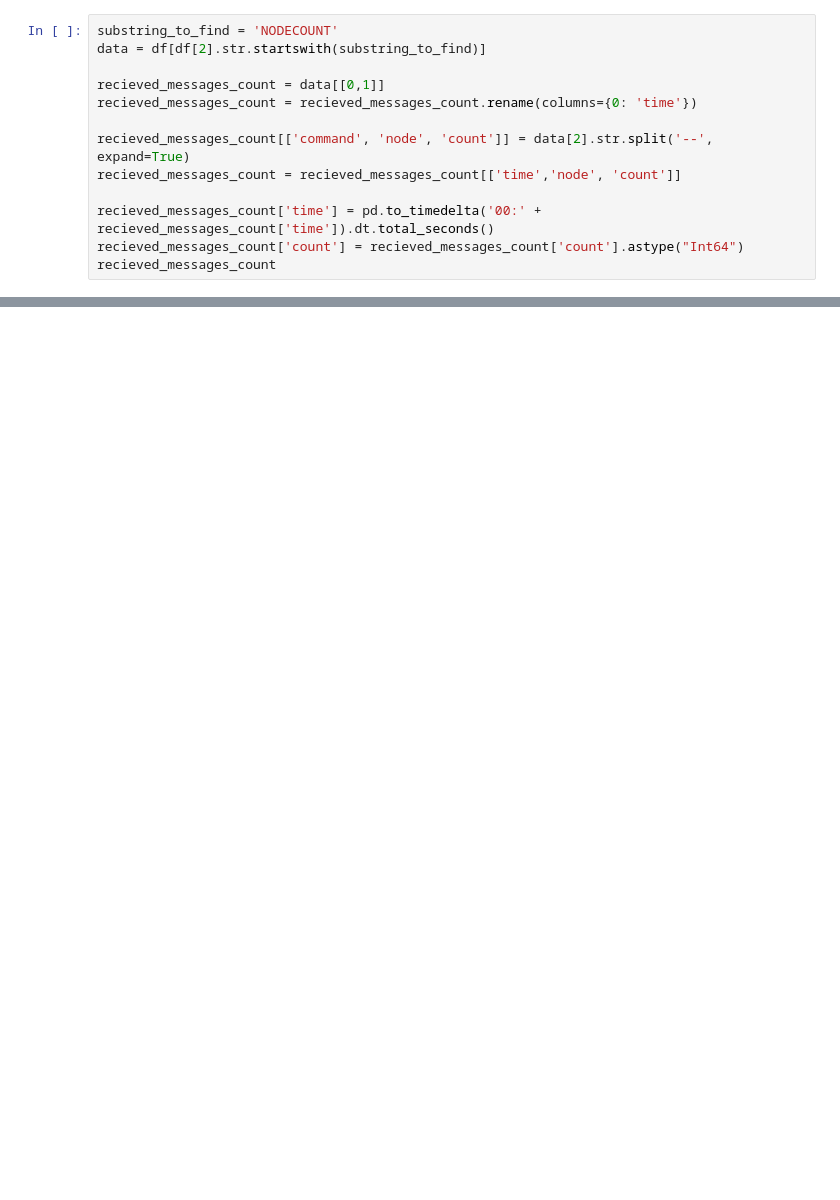
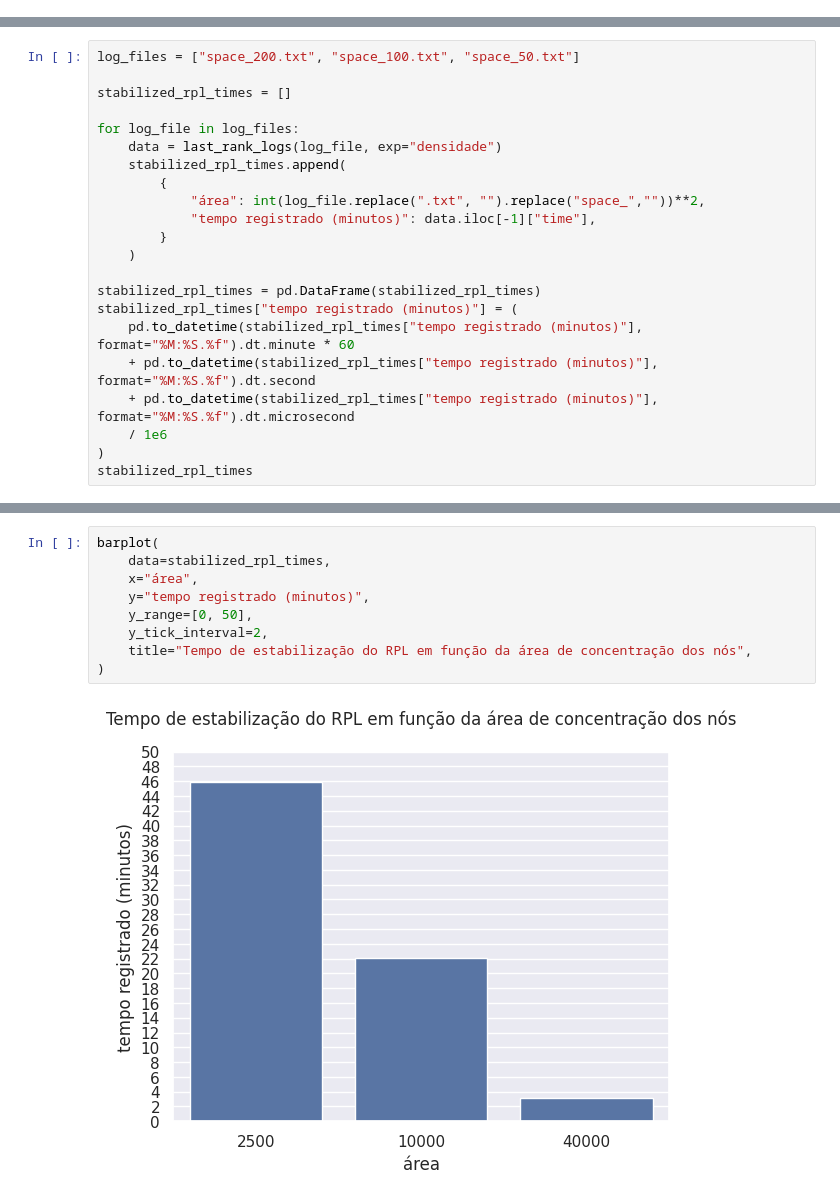
Before and after one commit to enzoMagalhaes/contiki-ng-tsch-rpl-unicast, a Jupyter notebook: projeto2-RPL/visualizations.ipynb, the cells around one changed output, grey strips where cells are left out. Saved outputs shown, nothing was run; the diff lists cells and outputs as text; blank space fills up the shorter version.

```diff
--- a/projeto2-RPL/visualizations.ipynb
+++ b/projeto2-RPL/visualizations.ipynb
@@ -294,13 +140,0 @@ max_values
-# %%
-substring_to_find = 'NODECOUNT'
-data = df[df[2].str.startswith(substring_to_find)]
-
-recieved_messages_count = data[[0,1]]
-recieved_messages_count = recieved_messages_count.rename(columns={0: 'time'})
-
-recieved_messages_count[['command', 'node', 'count']] = data[2].str.split('--', expand=True)
-recieved_messages_count = recieved_messages_count[['time','node', 'count']]
-
-recieved_messages_count['time'] = pd.to_timedelta('00:' + recieved_messages_count['time']).dt.total_seconds()
-recieved_messages_count['count'] = recieved_messages_count['count'].astype("Int64")
-recieved_messages_count
@@ -423,0 +260,22 @@ max_values
+# %%
+log_files = ["space_200.txt", "space_100.txt", "space_50.txt"]
+
+stabilized_rpl_times = []
+
+for log_file in log_files:
+    data = last_rank_logs(log_file, exp="densidade")
+    stabilized_rpl_times.append(
+        {
+            "área": int(log_file.replace(".txt", "").replace("space_",""))**2,
+            "tempo registrado (minutos)": data.iloc[-1]["time"],
+        }
+    )
+
+stabilized_rpl_times = pd.DataFrame(stabilized_rpl_times)
+stabilized_rpl_times["tempo registrado (minutos)"] = (
+    pd.to_datetime(stabilized_rpl_times["tempo registrado (minutos)"], format="%M:%S.%f").dt.minute * 60
+    + pd.to_datetime(stabilized_rpl_times["tempo registrado (minutos)"], format="%M:%S.%f").dt.second
+    + pd.to_datetime(stabilized_rpl_times["tempo registrado (minutos)"], format="%M:%S.%f").dt.microsecond
+    / 1e6
+)
+stabilized_rpl_times
@@ -423,0 +287,11 @@ max_values
+# %%
+barplot(
+    data=stabilized_rpl_times,
+    x="área",
+    y="tempo registrado (minutos)",
+    y_range=[0, 50],
+    y_tick_interval=2,
+    title="Tempo de estabilização do RPL em função da área de concentração dos nós",
+)
+# %% [output]
+[figure, added]
```
Also changed, not shown: parts of 26 cells of this notebook, 6 other files.
